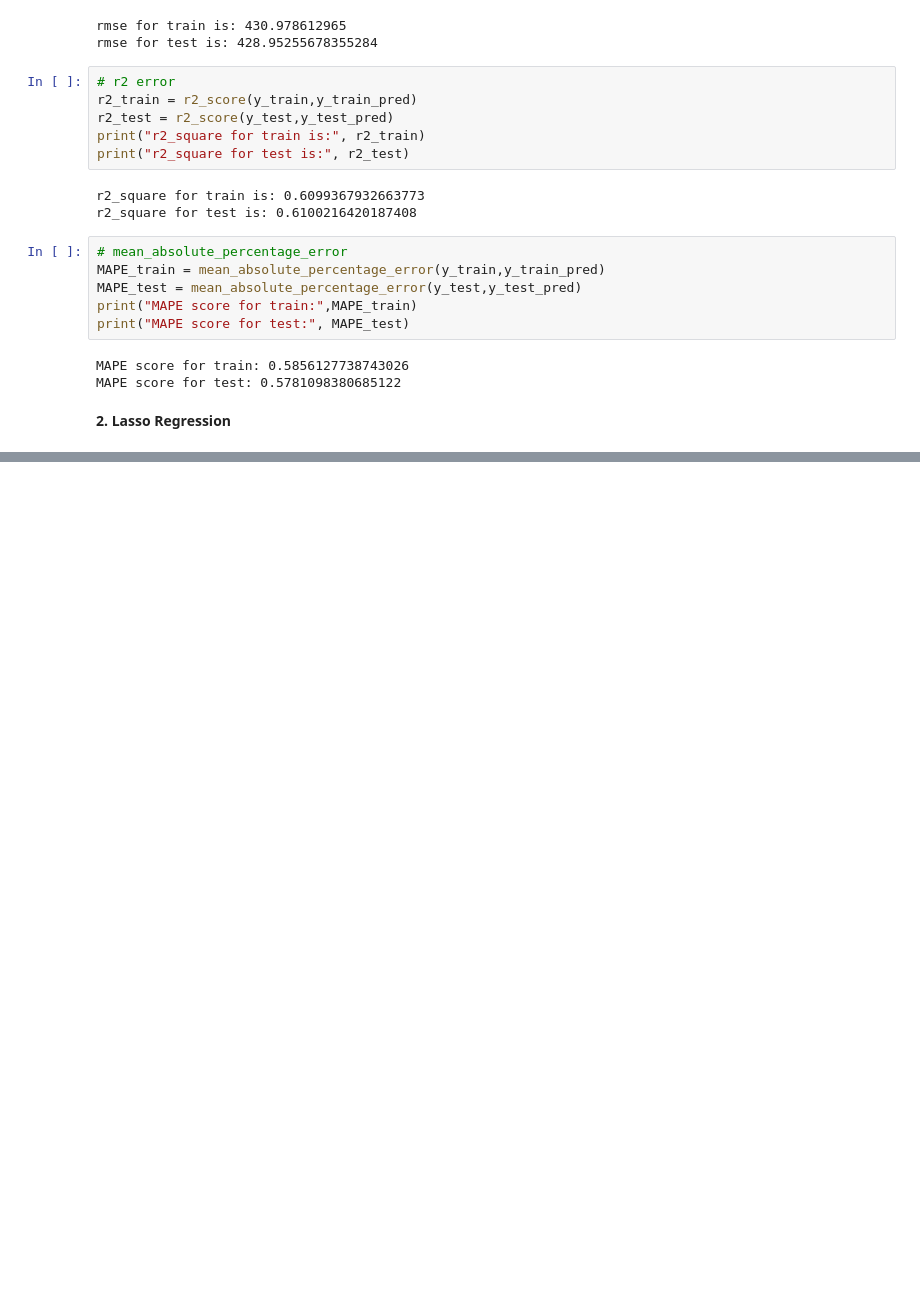
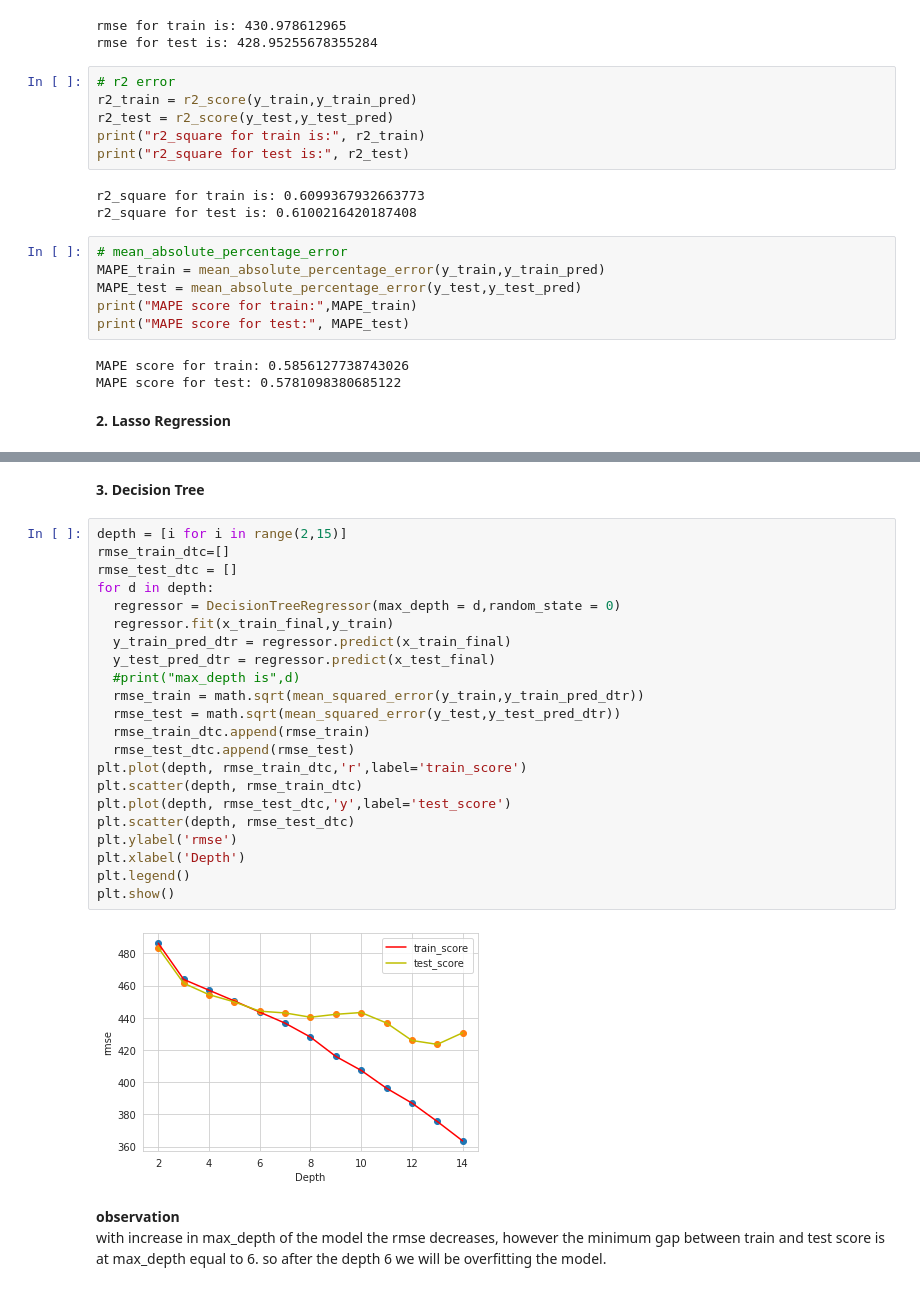
Before and after one commit to ad709kr/NYC-Taxi-Trip-Time-Predction, a Jupyter notebook: NYC_trip_time_prediction_individual.ipynb, the cells around one changed output, grey strips where cells are left out. Cells and saved outputs as stored; diff of their text form; blank space fills up the shorter version.

```diff
--- a/NYC_trip_time_prediction_individual.ipynb
+++ b/NYC_trip_time_prediction_individual.ipynb
@@ -868 +870,30 @@ plt.show()'''
+# %% [markdown]
+**3. Decision Tree**
+# %%
+depth = [i for i in range(2,15)]
+rmse_train_dtc=[]
+rmse_test_dtc = []
+for d in depth:
+  regressor = DecisionTreeRegressor(max_depth = d,random_state = 0)
+  regressor.fit(x_train_final,y_train)
+  y_train_pred_dtr = regressor.predict(x_train_final)
+  y_test_pred_dtr = regressor.predict(x_test_final)
+  #print("max_depth is",d)
+  rmse_train = math.sqrt(mean_squared_error(y_train,y_train_pred_dtr))
+  rmse_test = math.sqrt(mean_squared_error(y_test,y_test_pred_dtr))
+  rmse_train_dtc.append(rmse_train)
+  rmse_test_dtc.append(rmse_test)
+plt.plot(depth, rmse_train_dtc,'r',label='train_score')
+plt.scatter(depth, rmse_train_dtc)
+plt.plot(depth, rmse_test_dtc,'y',label='test_score')
+plt.scatter(depth, rmse_test_dtc)
+plt.ylabel('rmse')
+plt.xlabel('Depth')
+plt.legend()
+plt.show()
+# %% [output]
+[figure, added]
+# %% [markdown]
+**observation**
+<br> with increase in max_depth of the model the rmse decreases, however the minimum gap between train and test score is at max_depth equal to 6. so after the depth 6 we will be overfitting the model.
 # %%
```
Also changed, not shown: parts of 6 cells of this notebook.
